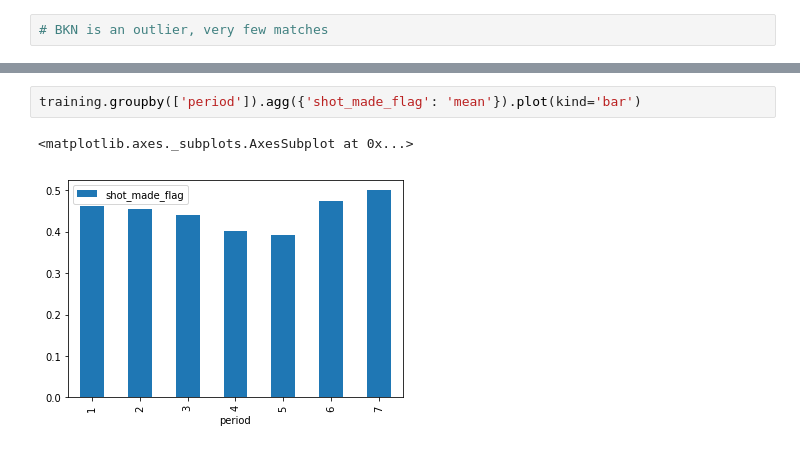
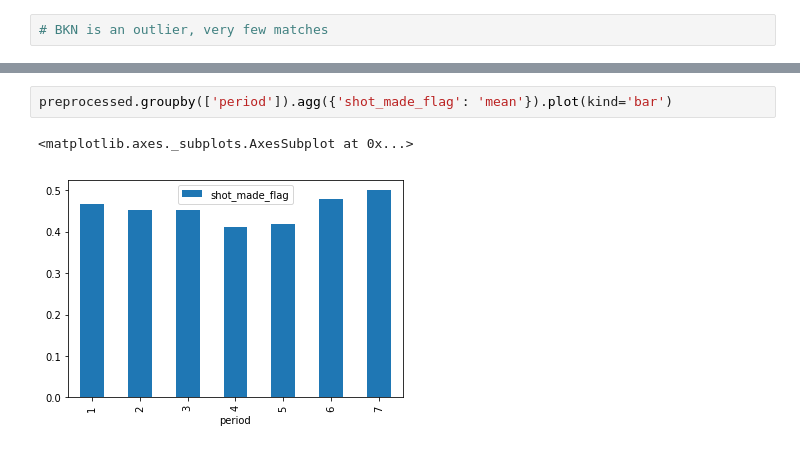
Before and after one commit to jonnor/datascience-master, a Jupyter notebook: dat200/assigment2/Basketball.ipynb, the cells around one changed output, grey strips where cells are left out. Cells and saved outputs as stored; diff of their text form.

```diff
--- a/dat200/assigment2/Basketball.ipynb
+++ b/dat200/assigment2/Basketball.ipynb
@@ -478,5 +422,5 @@ e 0 2.0
 # %%
-training.groupby(['period']).agg({'shot_made_flag': 'mean'}).plot(kind='bar')
+preprocessed.groupby(['period']).agg({'shot_made_flag': 'mean'}).plot(kind='bar')
 # %% [output]
 <matplotlib.axes._subplots.AxesSubplot at 0x...>
-[figure, old version]
+[figure, new version]
```
Also changed, not shown: parts of 17 cells of this notebook, 1 other file.
